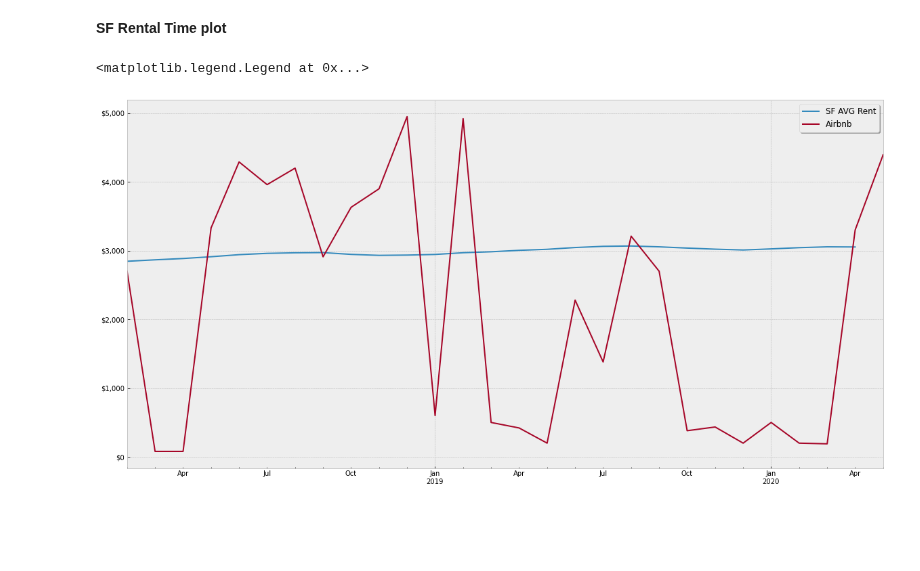
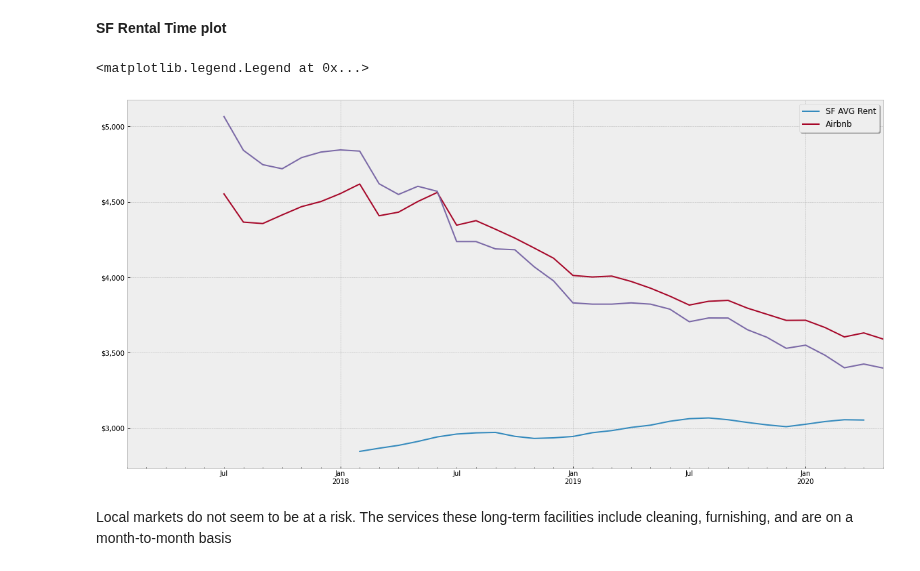
Before and after one commit to KishenSharma6/SF-Airbnb-Analysis, a Jupyter notebook: Project_Codes/02_EDA/2020_0525_Listings_EDA.ipynb, the cells around one changed output. Saved outputs shown, nothing was run; the diff lists cells and outputs as text; code cells hidden in the pictures; blank space fills up the shorter version.

Commit message:
Added analyses for renter, needs final clean-up for visualiztions and exporting as png files

```diff
--- a/Project_Codes/02_EDA/2020_0525_Listings_EDA.ipynb
+++ b/Project_Codes/02_EDA/2020_0525_Listings_EDA.ipynb
@@ -352,0 +436,2 @@ temp2['month_year'] = temp2['last_review'].dt.to_period('M')
+# %%
+monthly_rent = df.loc[~(df.monthly_price.isna())]
@@ -352,0 +447,11 @@ temp2['month_year'] = temp2['last_review'].dt.to_period('M')
+# %%
+###Using IQR to remove outliers###
+#Calulate IQR
+q1, q3 = np.quantile(monthly_rent.monthly_price, (.25, .75))
+IQR = q3 - q1
+
+#Calculate threshold
+lower, upper = (q1 - (IQR * 1.5)),(q3 + (IQR * 1.5))
+
+#Drop outliers from monthly_rent
+monthly_rent = monthly_rent.loc[monthly_rent.monthly_price < upper]
@@ -352,0 +460,11 @@ temp2['month_year'] = temp2['last_review'].dt.to_period('M')
+# %%
+time_series = monthly_rent.filter(regex ='monthly_price|last')
+
+#Extract month_year
+time_series['month_year'] = time_series.last_review.dt.to_period('M')
+
+#Groupby month_year and capture mean and median of monthly_price
+time_series = time_series.groupby('month_year')['monthly_price'].agg(['median','mean'])
+
+#Check
+time_series.head()
@@ -396,20 +518,24 @@ display(sf_rent.head())
 # %%
 #Create figure
 f, ax = plt.subplots(figsize = (20,10))
 
 #Plot sf rental data
 sf_rent.iloc[sf_rent.index > '2018-01-01'].plot(ax = ax, label = 'SF AVG Rent')
-temp2.iloc[temp2.index > '2018-01-01'].plot(ax = ax, label = 'SF AVG Rent')
+
+time_series.iloc[time_series.index > '2017-01-01']['mean'].rolling(12,6).mean().plot(ax = ax, label = 'SF AVG Rent')
+time_series.iloc[time_series.index > '2017-01-01']['median'].rolling(12,6).mean().plot(ax = ax, label = 'SF AVG Rent')
 
 ###Set plot aesthetics###
 
 #Axes
 ax.set_xlabel('')
 ax.get_yaxis().set_major_formatter(plt.FuncFormatter(lambda x, loc: "${:,}".format(int(x))))
 
 
 #Legend
 ax.legend(['SF AVG Rent','Airbnb'], shadow = True, fontsize = 12)
 # %% [output]
 <matplotlib.legend.Legend at 0x...>
-[figure, old version]
+[figure, new version]
+# %% [markdown]
+Local markets do not seem to be at a risk. The services these long-term facilities include cleaning, furnishing, and are on a month-to-month basis
```
Also changed, not shown: parts of 25 cells of this notebook.
